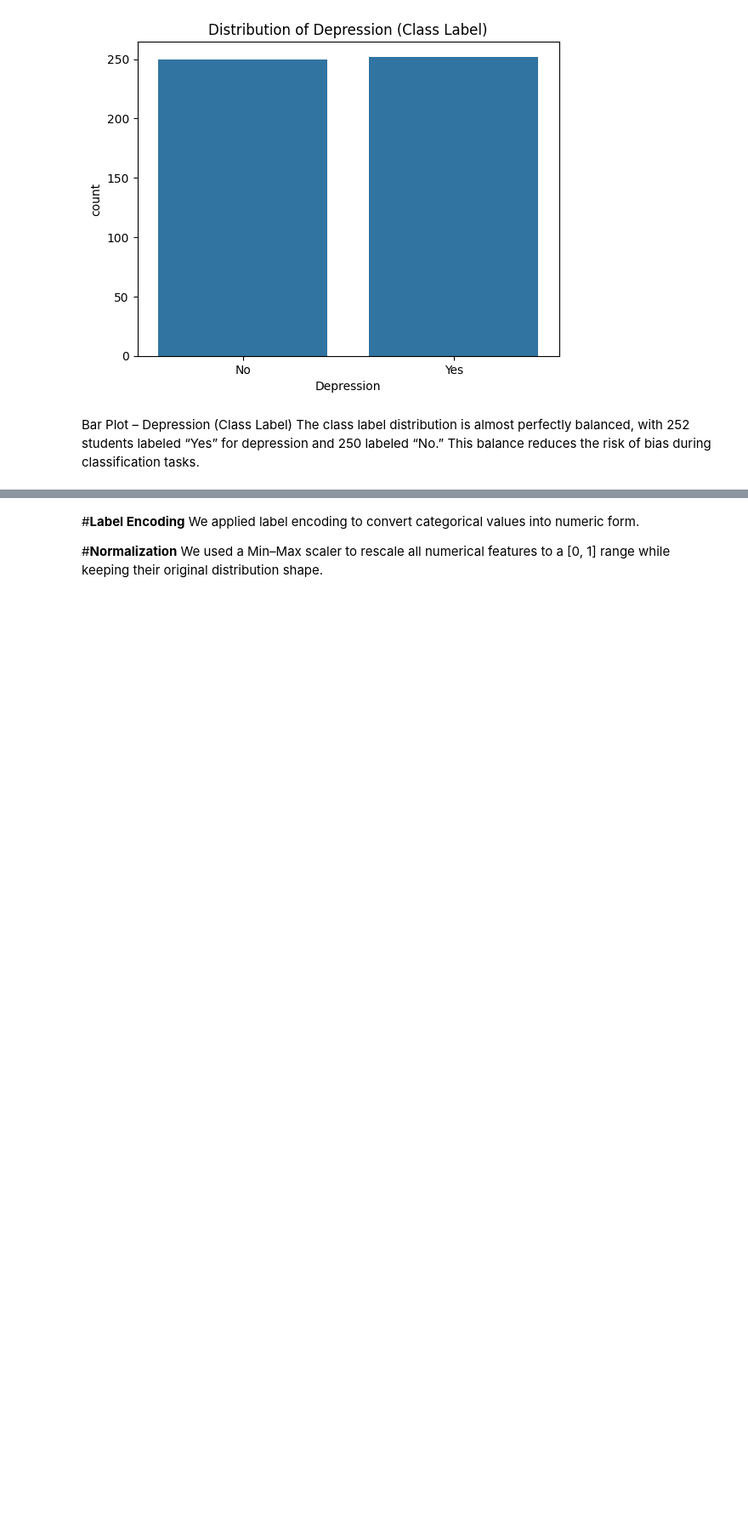
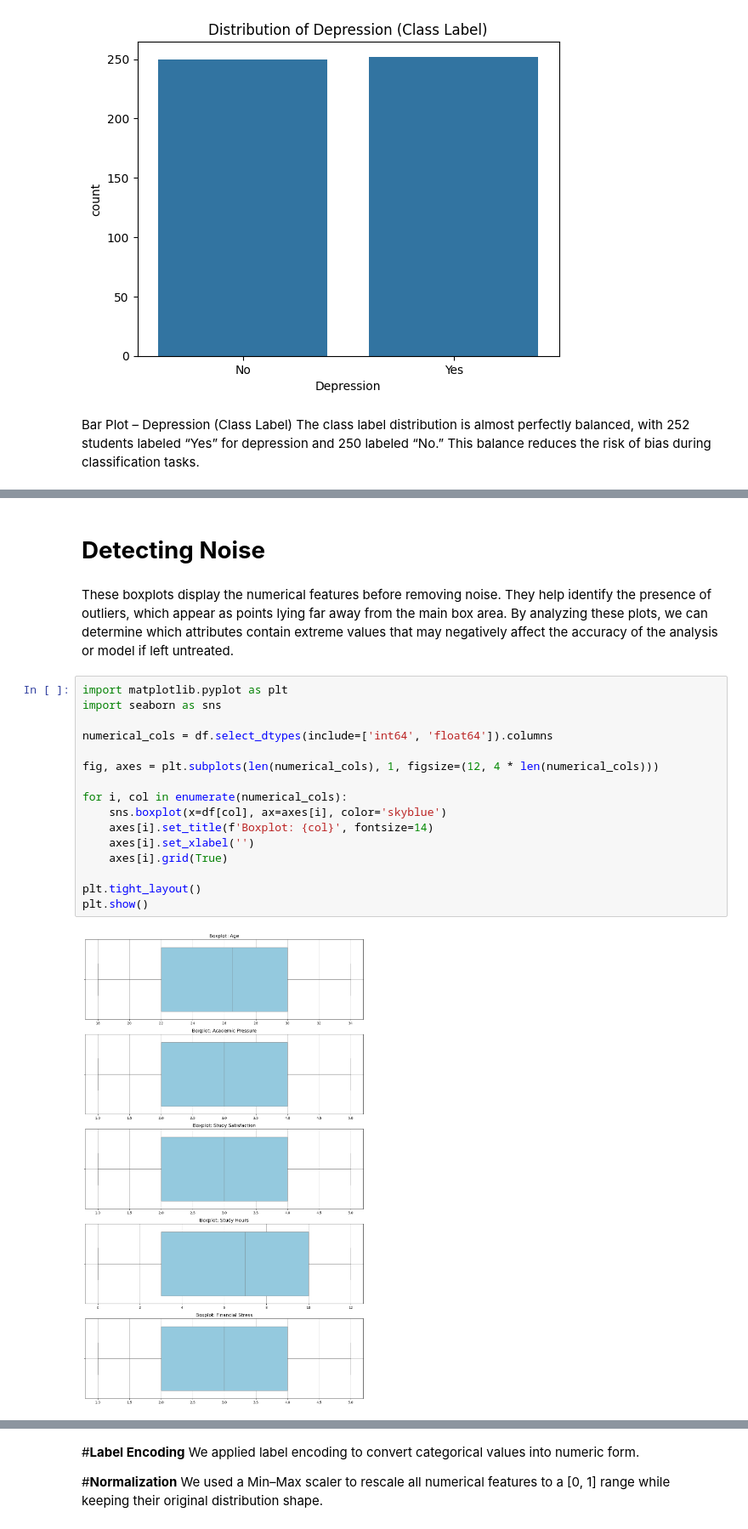
Before and after one commit to Shatha-1/IT326-Project, a Jupyter notebook: Phase2.ipynb, the cells around one changed output, grey strips where cells are left out. Shown at 85% size. Cells and saved outputs as stored; diff of their text form; blank space fills up the shorter version.

```diff
--- a/Phase2.ipynb
+++ b/Phase2.ipynb
@@ -175,0 +196,24 @@ The class label distribution is almost perfectly balanced, with 252 students lab
+# %% [markdown]
+# **Detecting Noise**
+# %% [markdown]
+These boxplots display the numerical features before removing noise.
+They help identify the presence of outliers, which appear as points lying far away from the main box area.
+By analyzing these plots, we can determine which attributes contain extreme values that may negatively affect the accuracy of the analysis or model if left untreated.
+# %%
+import matplotlib.pyplot as plt
+import seaborn as sns
+
+numerical_cols = df.select_dtypes(include=['int64', 'float64']).columns
+
+fig, axes = plt.subplots(len(numerical_cols), 1, figsize=(12, 4 * len(numerical_cols)))
+
+for i, col in enumerate(numerical_cols):
+    sns.boxplot(x=df[col], ax=axes[i], color='skyblue')
+    axes[i].set_title(f'Boxplot: {col}', fontsize=14)
+    axes[i].set_xlabel('')
+    axes[i].grid(True)
+
+plt.tight_layout()
+plt.show()
+# %% [output]
+[figure, added]
```
Also changed, not shown: parts of 13 cells of this notebook.
